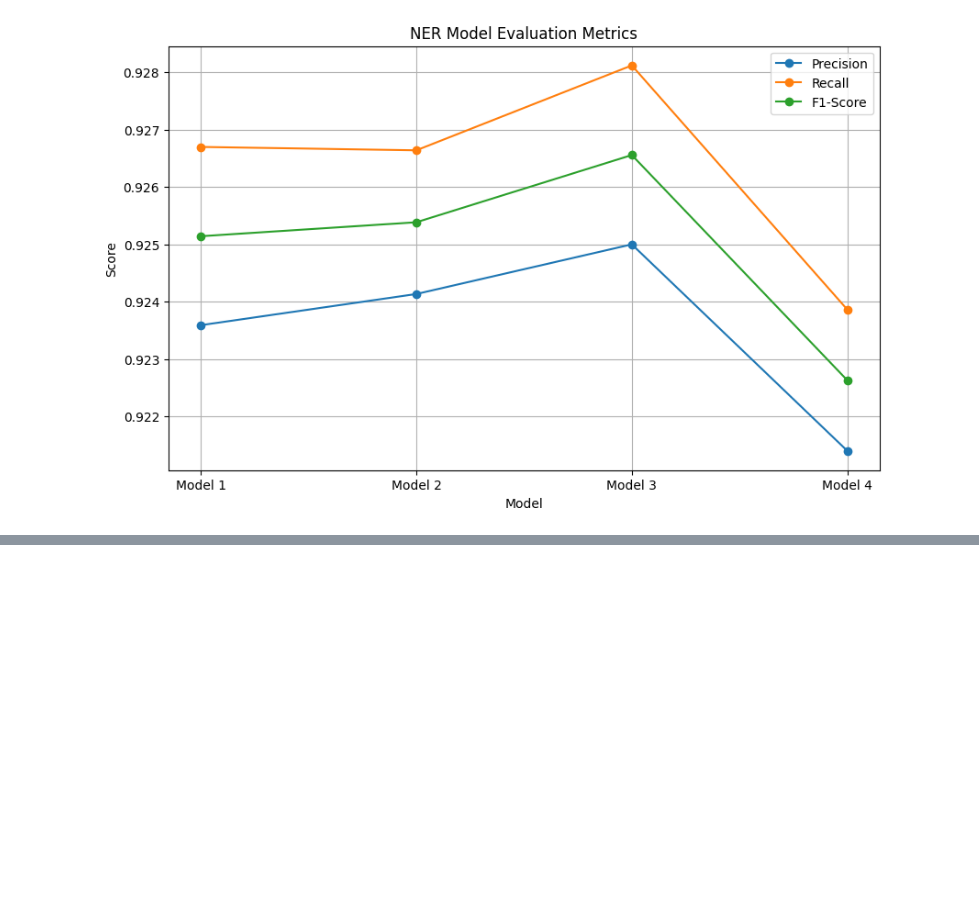
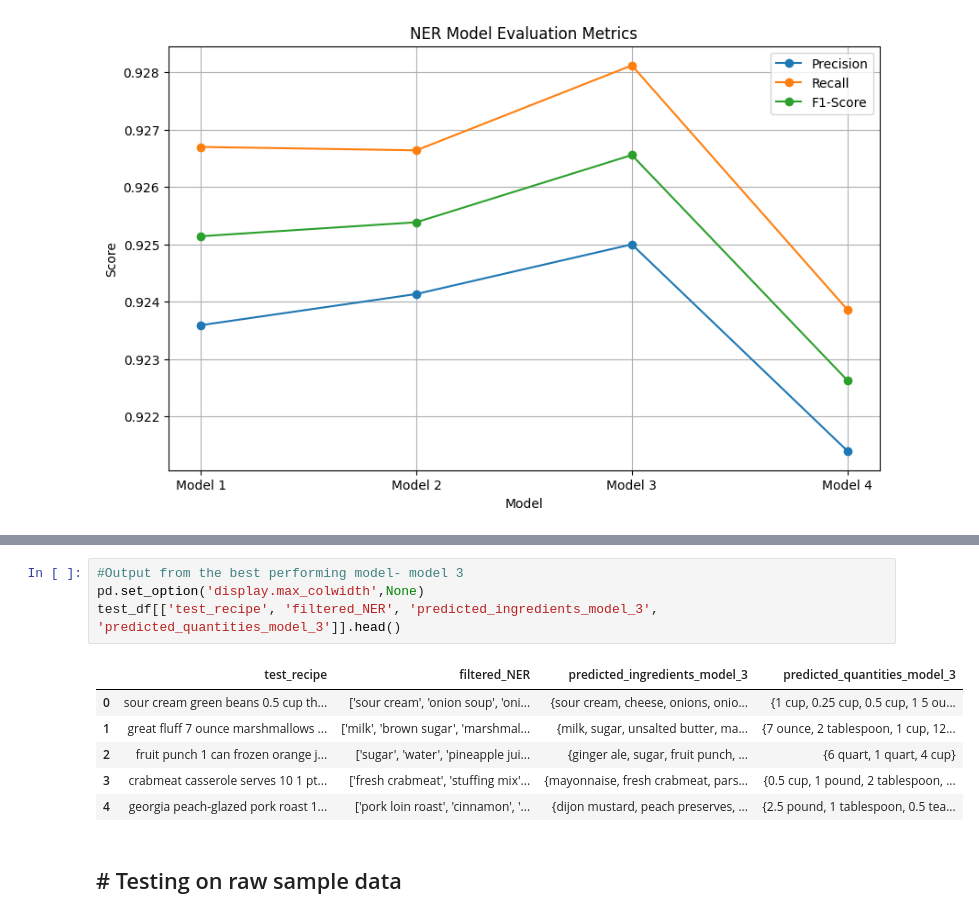
Before and after one commit to mchellappa/ie7500-huskyfit-grocerylist, a Jupyter notebook: notebooks/ner-notebook.ipynb, the cells around one changed output, grey strips where cells are left out. Cells and saved outputs as stored; diff of their text form; blank space fills up the shorter version.

```diff
--- a/notebooks/ner-notebook.ipynb
+++ b/notebooks/ner-notebook.ipynb
@@ -541,3 +589,16 @@ plot_metrics(precisions, recalls, f1_scores)
+# %%
+#Output from the best performing model- model 3
+pd.set_option('display.max_colwidth',None)
+test_df[['test_recipe', 'filtered_NER', 'predicted_ingredients_model_3', 'predicted_quantities_model_3']].head()
+# %% [output]
+|  | test_recipe | filtered_NER | predicted_ingredients_model_3 | predicted_quantities_model_3 |
+| 0 | sour cream green beans 0.5 cup th... | ['sour cream', 'onion soup', 'oni... | {sour cream, cheese, onions, onio... | {1 cup, 0.25 cup, 0.5 cup, 1 5 ou... |
+| 1 | great fluff 7 ounce marshmallows ... | ['milk', 'brown sugar', 'marshmal... | {milk, sugar, unsalted butter, ma... | {7 ounce, 2 tablespoon, 1 cup, 12... |
+| 2 | fruit punch 1 can frozen orange j... | ['sugar', 'water', 'pineapple jui... | {ginger ale, sugar, fruit punch, ... | {6 quart, 1 quart, 4 cup} |
+| 3 | crabmeat casserole serves 10 1 pt... | ['fresh crabmeat', 'stuffing mix'... | {mayonnaise, fresh crabmeat, pars... | {0.5 cup, 1 pound, 2 tablespoon, ... |
+| 4 | georgia peach-glazed pork roast 1... | ['pork loin roast', 'cinnamon', '... | {dijon mustard, peach preserves, ... | {2.5 pound, 1 tablespoon, 0.5 tea... |
+# %% [markdown]
+## # Testing on raw sample data
 # %%
 import pandas as pd
 import spacy
```
Also changed, not shown: parts of 15 cells of this notebook, 11 other files.
